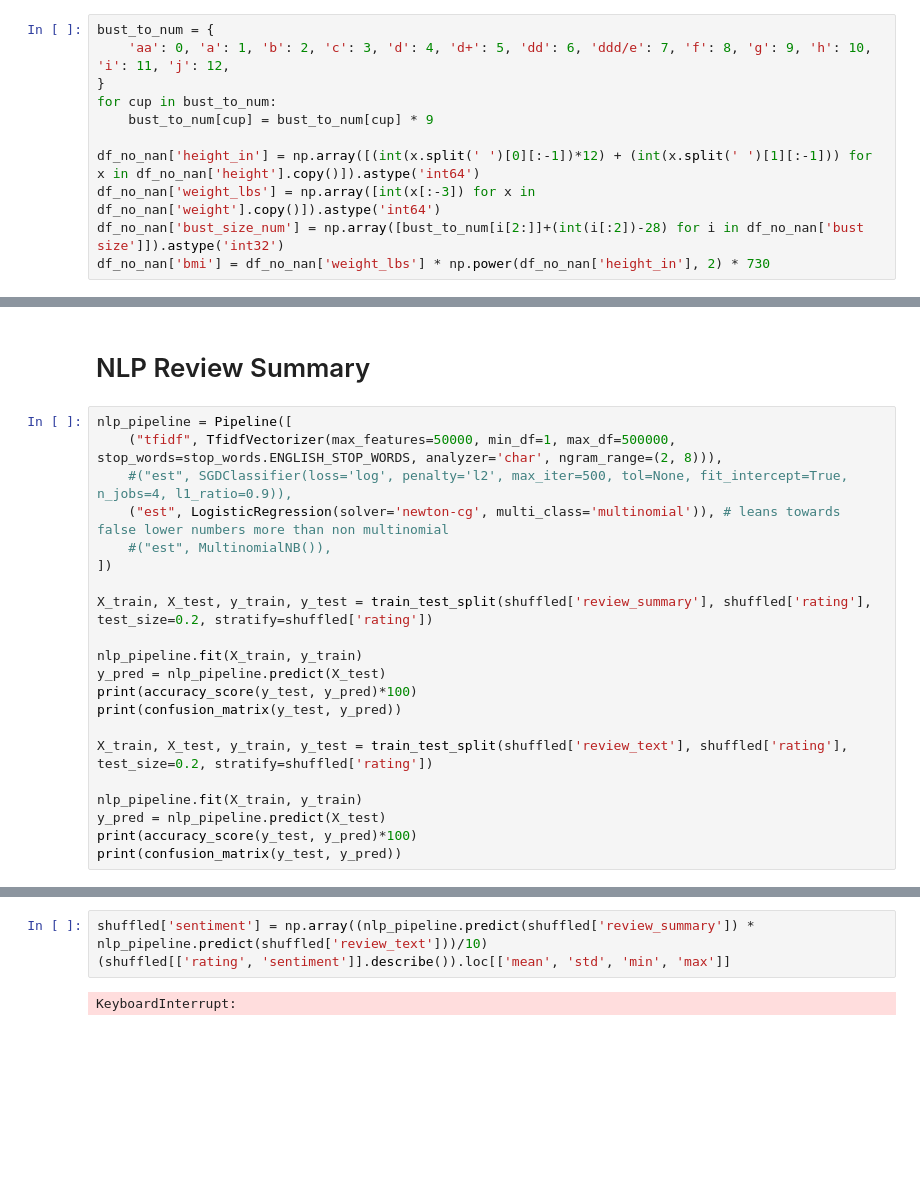
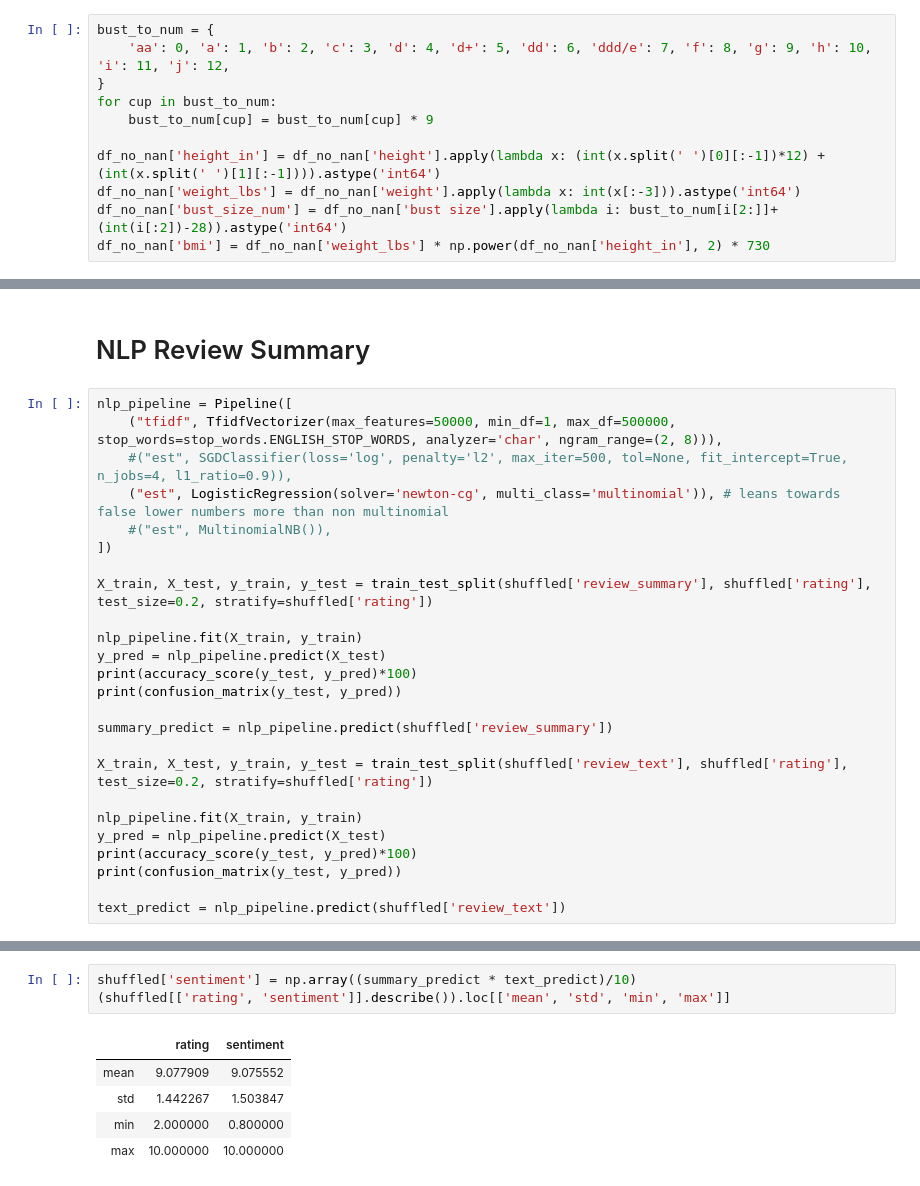
Before and after one commit to Strum355/CS4618-Reviews-Predictor, a Jupyter notebook: Assignment 1.ipynb, the cells around one changed output, grey strips where cells are left out. Drawn from its saved outputs; the diff is of its cells as text; blank space fills up the shorter version.

Commit message:
using apply for transforming columns and running linear regressor with only nlp-predicted ratings

```diff
--- a/Assignment 1.ipynb
+++ b/Assignment 1.ipynb
@@ -163,7 +153,7 @@ bust_to_num = {
 for cup in bust_to_num:
     bust_to_num[cup] = bust_to_num[cup] * 9
 
-df_no_nan['height_in'] = np.array([(int(x.split(' ')[0][:-1])*12) + (int(x.split(' ')[1][:-1])) for x in df_no_nan['height'].copy()]).astype('int64')
-df_no_nan['weight_lbs'] = np.array([int(x[:-3]) for x in df_no_nan['weight'].copy()]).astype('int64')
-df_no_nan['bust_size_num'] = np.array([bust_to_num[i[2:]]+(int(i[:2])-28) for i in df_no_nan['bust size']]).astype('int32')
+df_no_nan['height_in'] = df_no_nan['height'].apply(lambda x: (int(x.split(' ')[0][:-1])*12) + (int(x.split(' ')[1][:-1]))).astype('int64')
+df_no_nan['weight_lbs'] = df_no_nan['weight'].apply(lambda x: int(x[:-3])).astype('int64')
+df_no_nan['bust_size_num'] = df_no_nan['bust size'].apply(lambda i: bust_to_num[i[2:]]+(int(i[:2])-28)).astype('int64')
 df_no_nan['bmi'] = df_no_nan['weight_lbs'] * np.power(df_no_nan['height_in'], 2) * 730
@@ -258,10 +245,14 @@ y_pred = nlp_pipeline.predict(X_test)
 print(accuracy_score(y_test, y_pred)*100)
 print(confusion_matrix(y_test, y_pred))
 
+summary_predict = nlp_pipeline.predict(shuffled['review_summary'])
+
 X_train, X_test, y_train, y_test = train_test_split(shuffled['review_text'], shuffled['rating'], test_size=0.2, stratify=shuffled['rating'])
 
 nlp_pipeline.fit(X_train, y_train)
 y_pred = nlp_pipeline.predict(X_test)
 print(accuracy_score(y_test, y_pred)*100)
 print(confusion_matrix(y_test, y_pred))
+
+text_predict = nlp_pipeline.predict(shuffled['review_text'])
 # %% [output]
@@ -280,6 +271,10 @@ print(confusion_matrix(y_test, y_pred))
 # %%
-shuffled['sentiment'] = np.array((nlp_pipeline.predict(shuffled['review_summary']) * nlp_pipeline.predict(shuffled['review_text']))/10)
+shuffled['sentiment'] = np.array((summary_predict * text_predict)/10)
 (shuffled[['rating', 'sentiment']].describe()).loc[['mean', 'std', 'min', 'max']]
 # %% [output]
-KeyboardInterrupt:
+|  | rating | sentiment |
+| mean | 9.077909 | 9.075552 |
+| std | 1.442267 | 1.503847 |
+| min | 2.000000 | 0.800000 |
+| max | 10.000000 | 10.000000 |
 # %%
```
Also changed, not shown: parts of 8 cells of this notebook.
